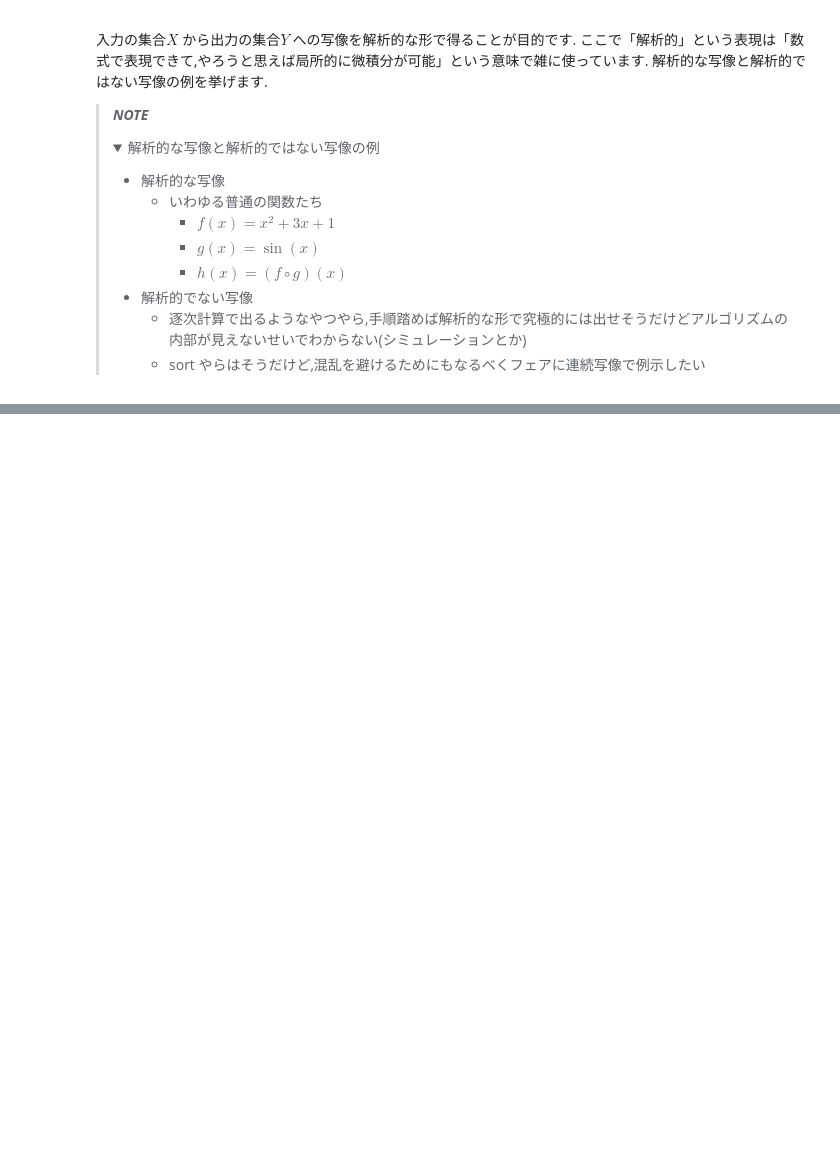
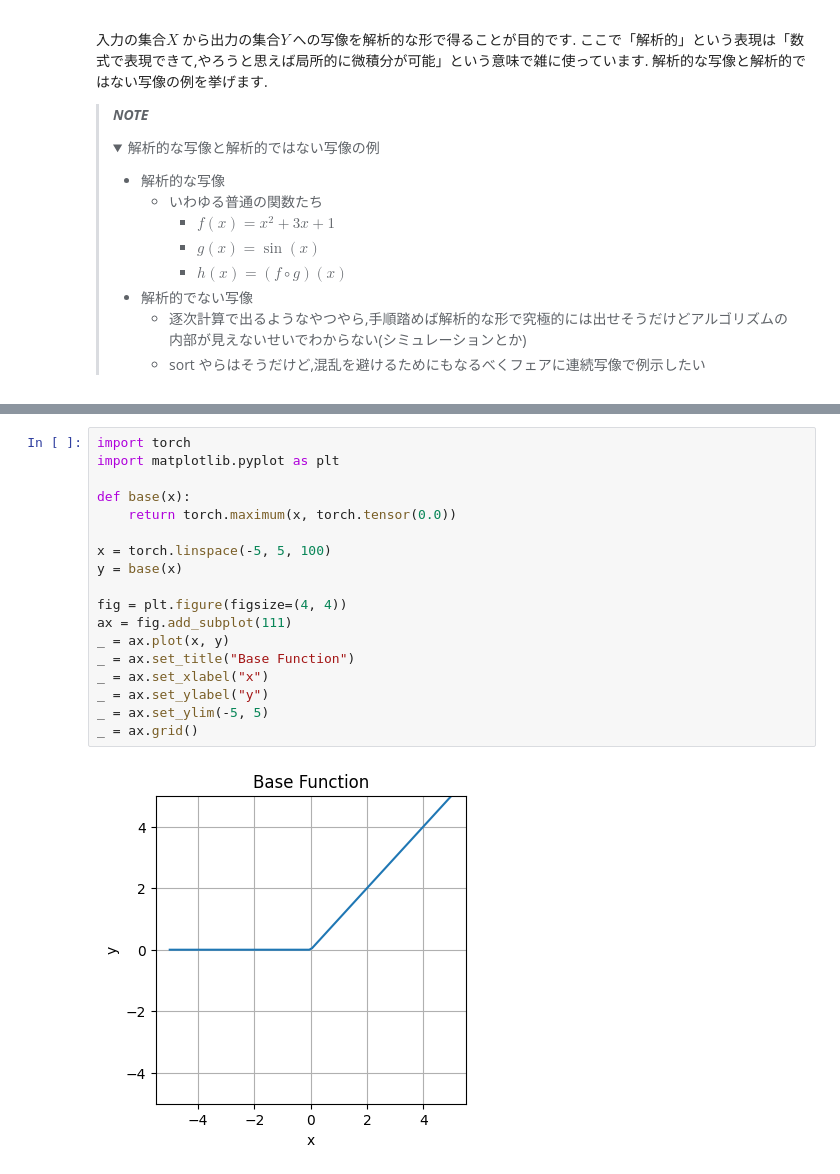
Before and after one commit to takanesano/ml-tutorial, a Jupyter notebook: content/jp/lesson1_nn.ipynb, the cells around one changed output, grey strips where cells are left out. Drawn from its saved outputs; the diff is of its cells as text; folded sections open; blank space fills up the shorter version.

```diff
--- a/content/jp/lesson1_nn.ipynb
+++ b/content/jp/lesson1_nn.ipynb
@@ -135,0 +185,20 @@ interactive(children=(FloatSlider(value=1.0, description='theta1', max=5.0, min=
+# %%
+import torch
+import matplotlib.pyplot as plt
+
+def base(x):
+    return torch.maximum(x, torch.tensor(0.0))
+
+x = torch.linspace(-5, 5, 100)
+y = base(x)
+
+fig = plt.figure(figsize=(4, 4))
+ax = fig.add_subplot(111)
+_ = ax.plot(x, y)
+_ = ax.set_title("Base Function")
+_ = ax.set_xlabel("x")
+_ = ax.set_ylabel("y")
+_ = ax.set_ylim(-5, 5)
+_ = ax.grid()
+# %% [output]
+[figure, added]
```
Also changed, not shown: parts of 19 cells of this notebook, 2 other files.
